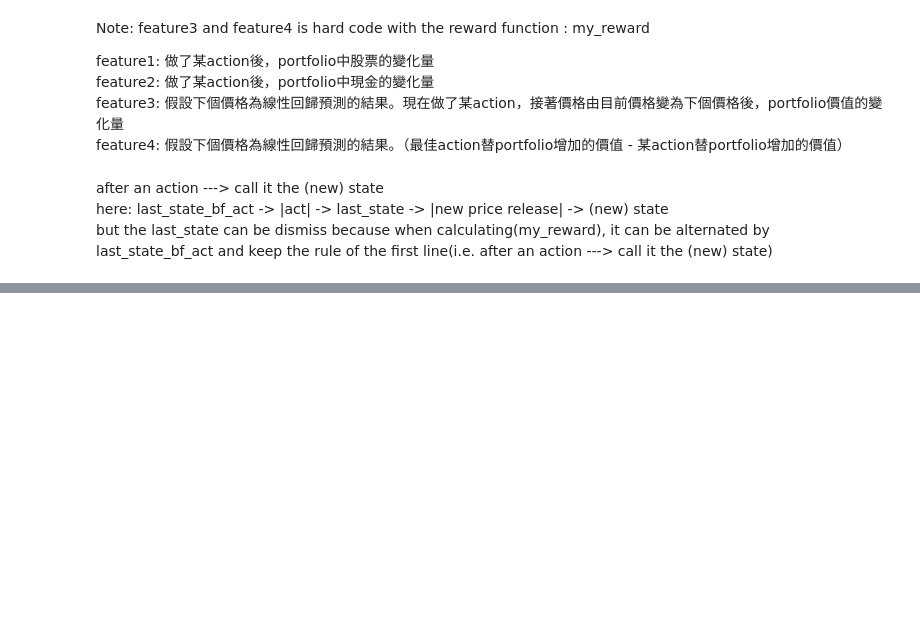
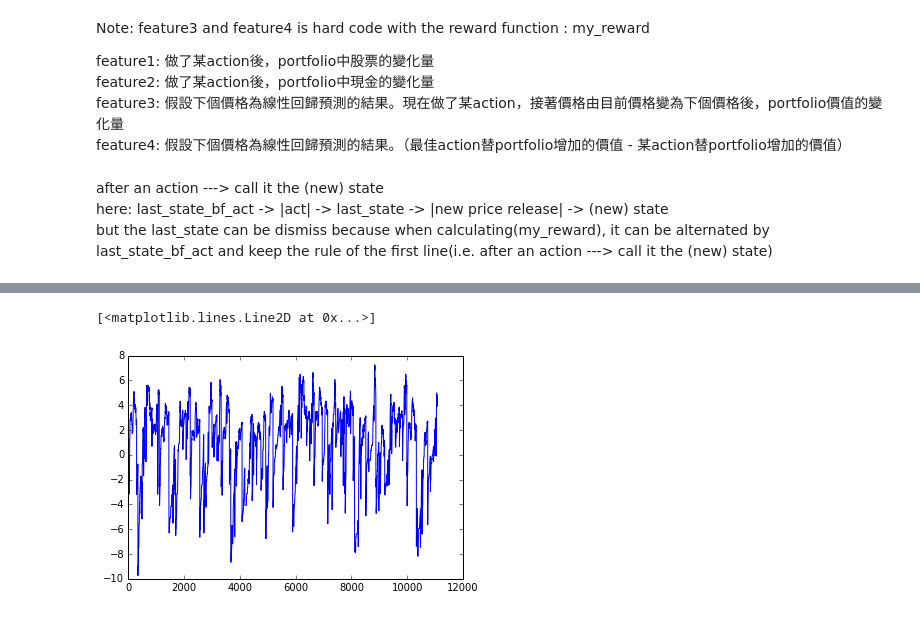
Before and after one commit to da65536/qlearning-transaction, a Jupyter notebook: clear_main.ipynb, the cells around one changed output, grey strips where cells are left out. Drawn from its saved outputs; the diff is of its cells as text; code cells hidden in the pictures; blank space fills up the shorter version.

```diff
--- a/clear_main.ipynb
+++ b/clear_main.ipynb
@@ -999,0 +1125,5 @@ plot_each_w_trend(choose_feature, sqld.last_w)
+# %%
+plt.plot(daily_w)
+# %% [output]
+[<matplotlib.lines.Line2D at 0x...>]
+[figure, added]
```
Also changed, not shown: parts of 12 cells of this notebook.
